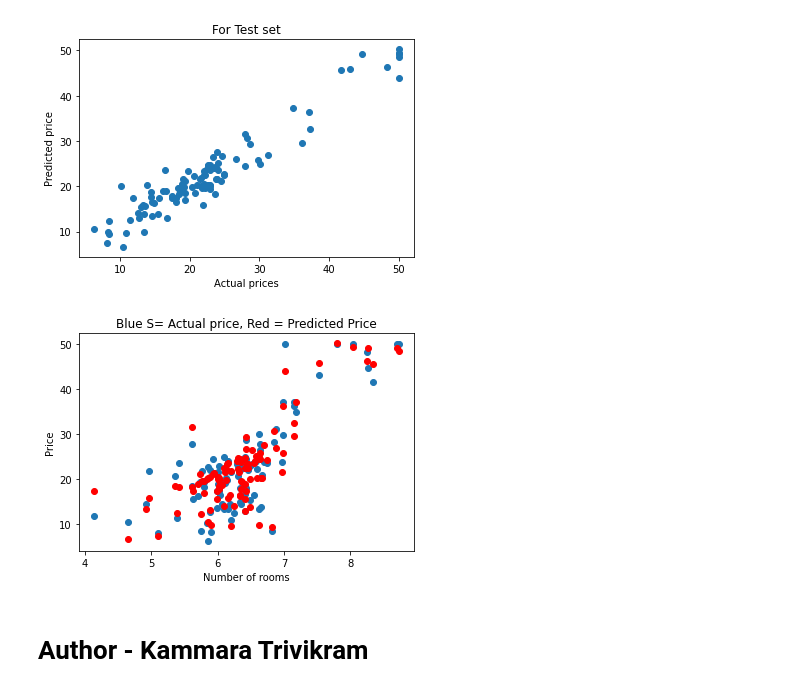
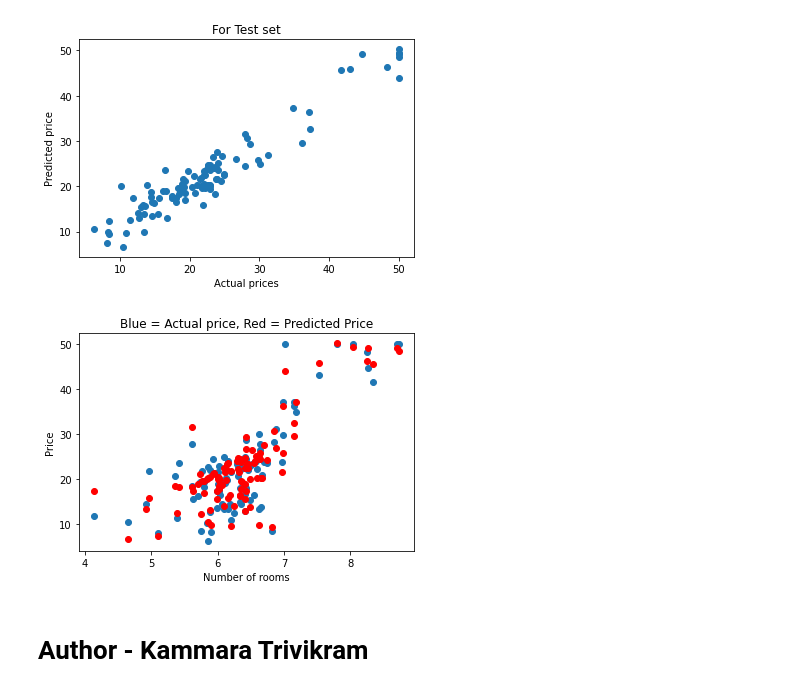
Before and after one commit to 3Vikram-K/House-Price-Prediction-using-XGBoost-Regression, a Jupyter notebook: housing_price.ipynb, the cells around one changed output. Saved outputs shown, nothing was run; the diff lists cells and outputs as text; code cells hidden in the pictures.

Commit message:
6th update
correcting a type in a plot

```diff
--- a/housing_price.ipynb
+++ b/housing_price.ipynb
@@ -168,12 +168,12 @@ plt.show()
 # %%
 #plotting the actual price and the predicted price against number of rooms which is the feature that makes most difference
 plt.scatter(testx['RM'],testy)
 plt.scatter(testx['RM'],predictions,color = 'red')
 plt.xlabel('Number of rooms')
 plt.ylabel('Price')
-plt.title('Blue S= Actual price, Red = Predicted Price')
+plt.title('Blue = Actual price, Red = Predicted Price')
 plt.show()
 # %% [output]
-[figure, old version]
+[figure, new version]
 # %% [markdown]
 # Author - **Kammara Trivikram**
```
